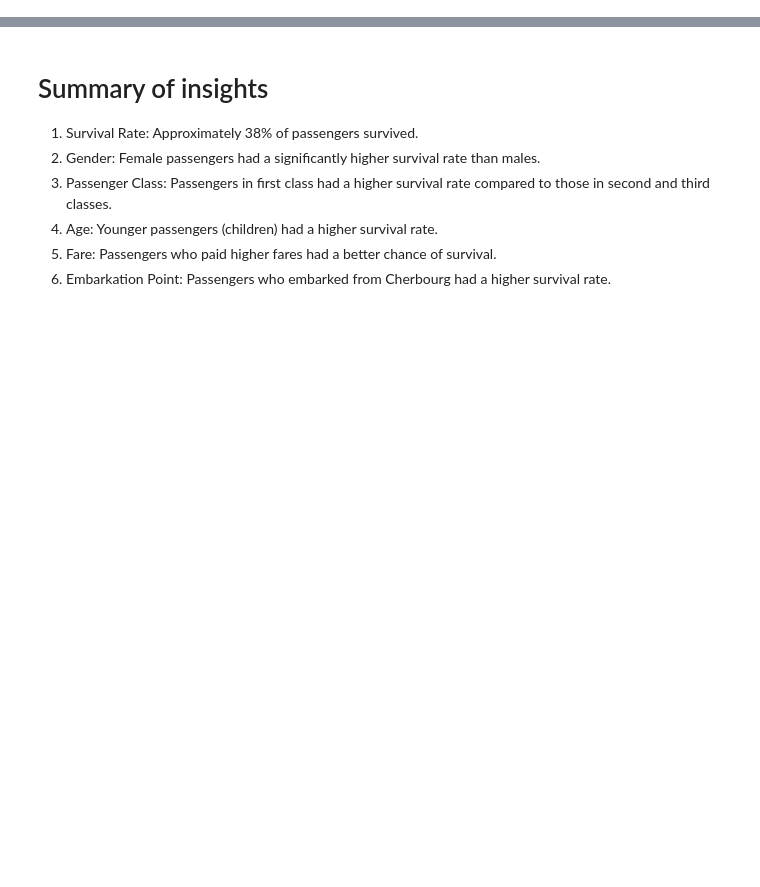
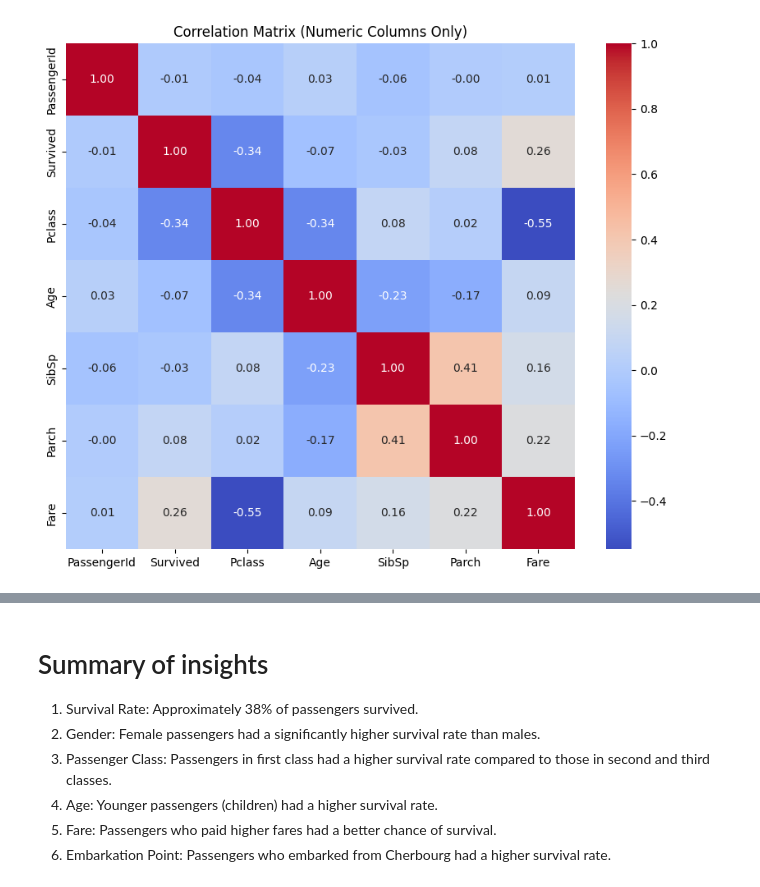
Before and after one commit to waqas-liaqat/Exploratory-Data-Analysis-on-a-Sample-Dataset, a Jupyter notebook: Notebooks/EDA.ipynb, the cells around one changed output, grey strips where cells are left out. Cells and saved outputs as stored; diff of their text form; code cells hidden in the pictures; blank space fills up the shorter version.

```diff
--- a/Notebooks/EDA.ipynb
+++ b/Notebooks/EDA.ipynb
@@ -72,10 +183,15 @@ plt.show()
 # %%
-# Correlation matrix
+# Select only numeric columns for correlation matrix
+numeric_df = df.select_dtypes(include=['int64', 'float64'])
+
+# Calculate correlation matrix
 plt.figure(figsize=(10, 8))
-corr_matrix = df.corr()
+corr_matrix = numeric_df.corr()
 sns.heatmap(corr_matrix, annot=True, cmap='coolwarm', fmt='.2f')
-plt.title('Correlation Matrix')
+plt.title('Correlation Matrix (Numeric Columns Only)')
 plt.show()
+# %% [output]
+[figure, added]
 # %%
 # Survival rate by gender
 plt.figure(figsize=(8, 6))
```
Also changed, not shown: parts of 34 cells of this notebook, 1 other file.
